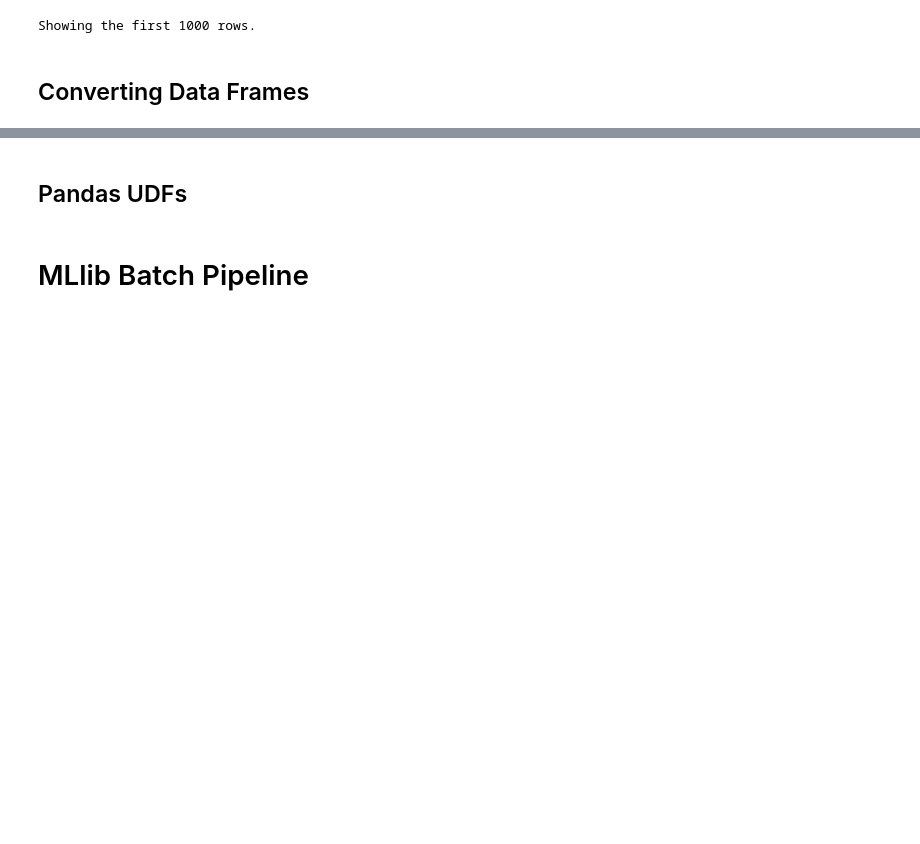
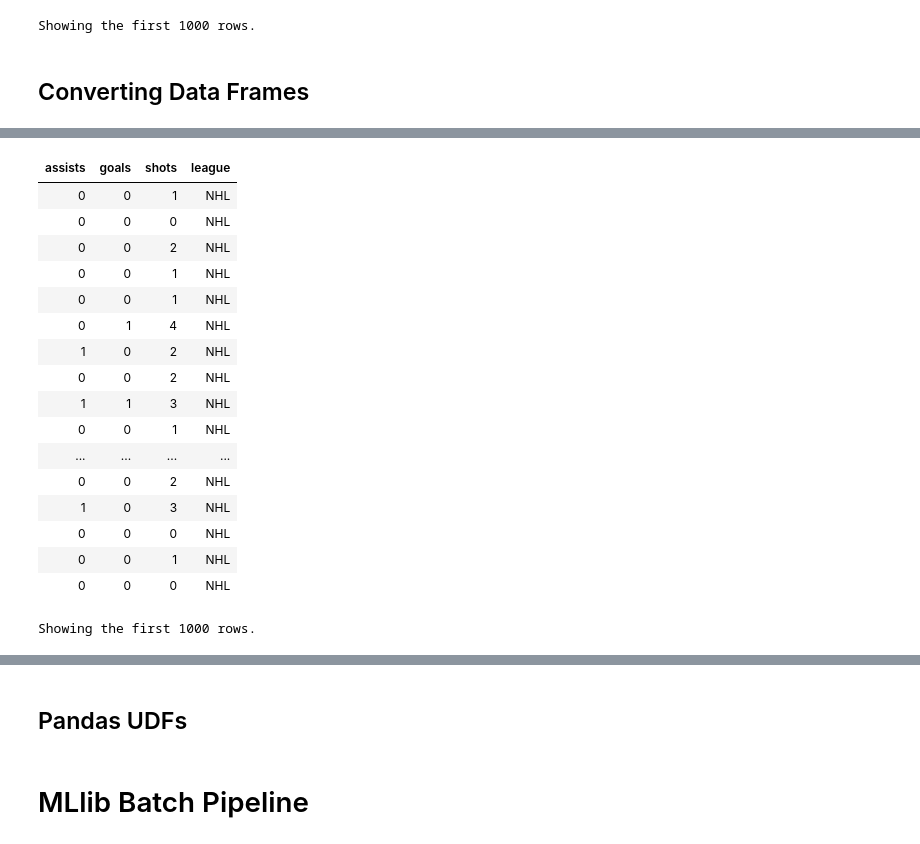
Before and after one commit to bgweber/DS_Production, a Jupyter notebook: source/DSP_CH06_PySpark_For_Batch_Pipelines.ipynb, the cells around one changed output, grey strips where cells are left out. Cells and saved outputs as stored; diff of their text form; code cells hidden in the pictures; blank space fills up the shorter version.

```diff
--- a/source/DSP_CH06_PySpark_For_Batch_Pipelines.ipynb
+++ b/source/DSP_CH06_PySpark_For_Batch_Pipelines.ipynb
@@ -232,14 +301,38 @@ display(spark.sql("""
 # %%
 from pyspark.sql.functions import lit
 
-# droping columns
-copy_df = stats_df.drop('game_id', 'player_id')
+copy_df = (
+  stats_df
 
-# selection columns
-copy_df = copy_df.select('assists', 'goals', 'shots')
+  # droping columns
+  .drop('game_id', 'player_id')
 
-# adding columns
-copy_df = copy_df.withColumn("league", lit('NHL'))
+  # selection columns
+  .select('assists', 'goals', 'shots')
+
+  # adding columns
+  .withColumn("league", lit('NHL'))
+)
+
 display(copy_df)
+# %% [output]
+| assists | goals | shots | league |
+| 0 | 0 | 1 | NHL |
+| 0 | 0 | 0 | NHL |
+| 0 | 0 | 2 | NHL |
+| 0 | 0 | 1 | NHL |
+| 0 | 0 | 1 | NHL |
+| 0 | 1 | 4 | NHL |
+| 1 | 0 | 2 | NHL |
+| 0 | 0 | 2 | NHL |
+| 1 | 1 | 3 | NHL |
+| 0 | 0 | 1 | NHL |
+| ... | ... | ... | ... |
+| 0 | 0 | 2 | NHL |
+| 1 | 0 | 3 | NHL |
+| 0 | 0 | 0 | NHL |
+| 0 | 0 | 1 | NHL |
+| 0 | 0 | 0 | NHL |
+Showing the first 1000 rows.
 # %%
 # join
```
Also changed, not shown: parts of 10 cells of this notebook.
